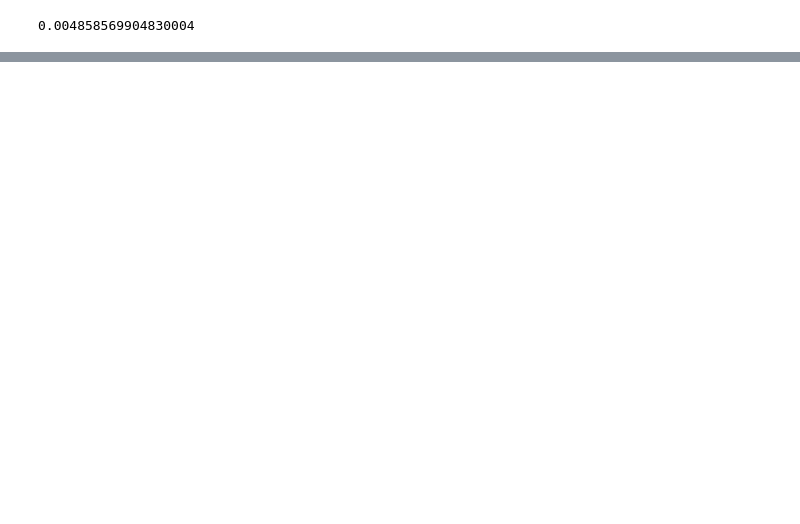
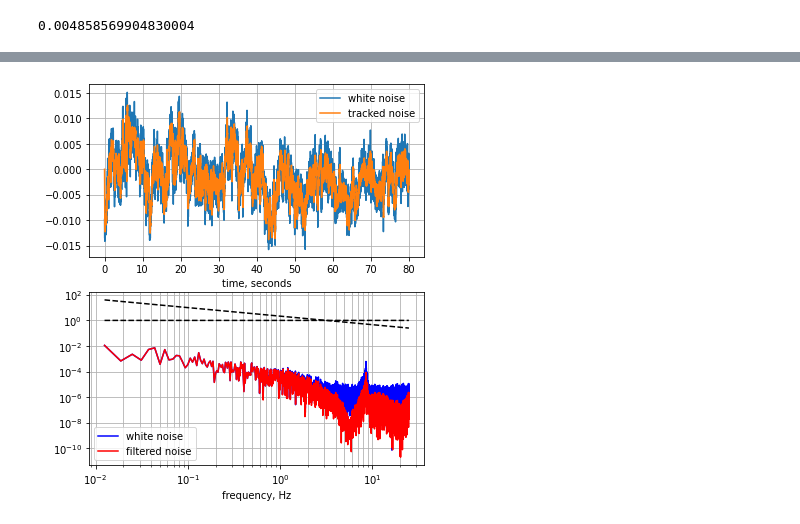
Before and after one commit to aditya-sengupta/seallqg, a Jupyter notebook: notebooks/notch_filter.ipynb, the cells around one changed output, grey strips where cells are left out. Drawn from its saved outputs; the diff is of its cells as text; code cells hidden in the pictures; blank space fills up the shorter version.

```diff
--- a/notebooks/notch_filter.ipynb
+++ b/notebooks/notch_filter.ipynb
@@ -128,0 +59,4 @@ array([-0.4, -0.2,  0. ,  0.2,  0.4])
+# %%
+res = filt(truncate_impulse(x_designed, N=10), dt=0.01, u=ol[2001:])
+# %% [output]
+[figure, added]
```
Also changed, not shown: parts of 23 cells of this notebook, 5 other files.
